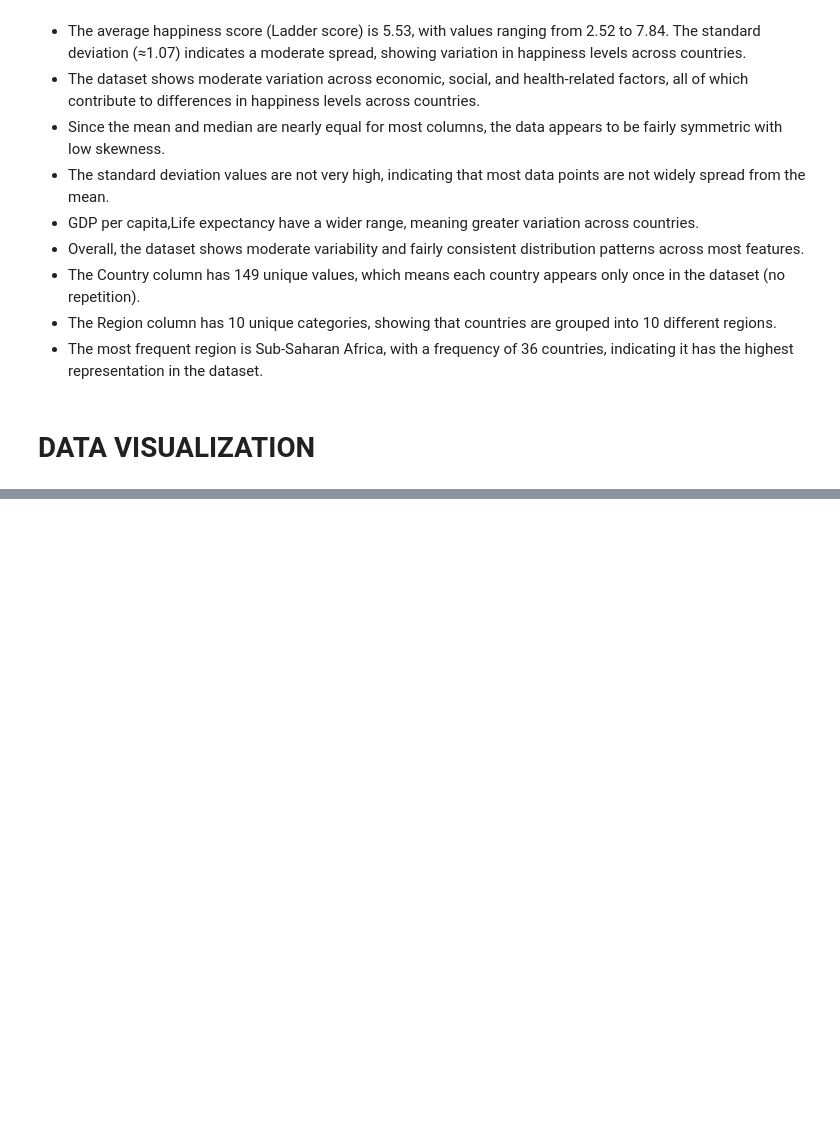
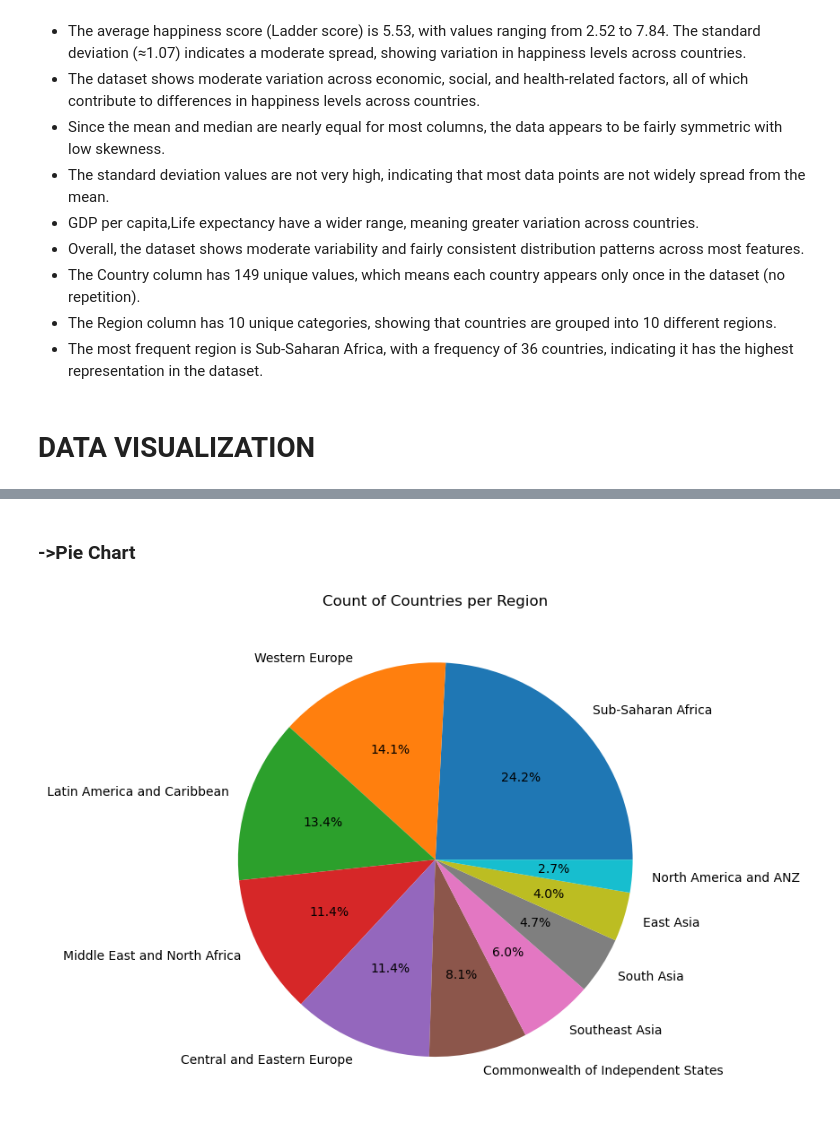
Before and after one commit to bluckreen/World-Happiness-Record-2021--Data-Analysis, a Jupyter notebook: happy.ipynb, the cells around one changed output, grey strips where cells are left out. Cells and saved outputs as stored; diff of their text form; code cells hidden in the pictures; blank space fills up the shorter version.

```diff
--- a/happy.ipynb
+++ b/happy.ipynb
@@ -775,0 +804,15 @@ plt.show()
+# %% [markdown]
+### ->Pie Chart
+# %%
+
+
+region_counts = df_new["Region"].value_counts()
+
+plt.figure(figsize=(8,6))
+plt.pie(region_counts, labels=region_counts.index, autopct='%1.1f%%') #displaying percentages on the pie chart.
+
+plt.title("Count of Countries per Region")
+plt.tight_layout()
+plt.show()
+# %% [output]
+[figure, added]
```
Also changed, not shown: parts of 55 cells of this notebook.
